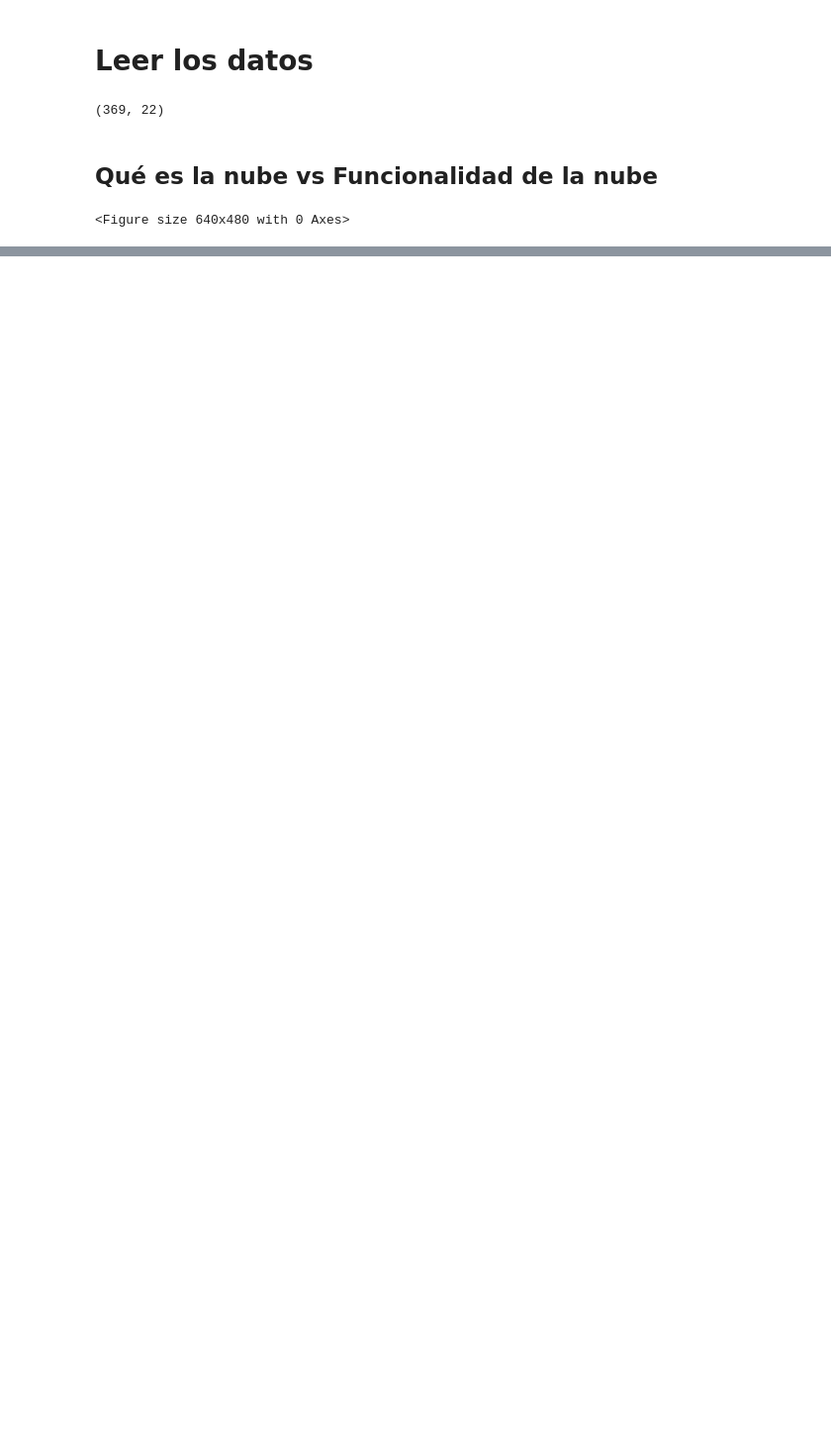
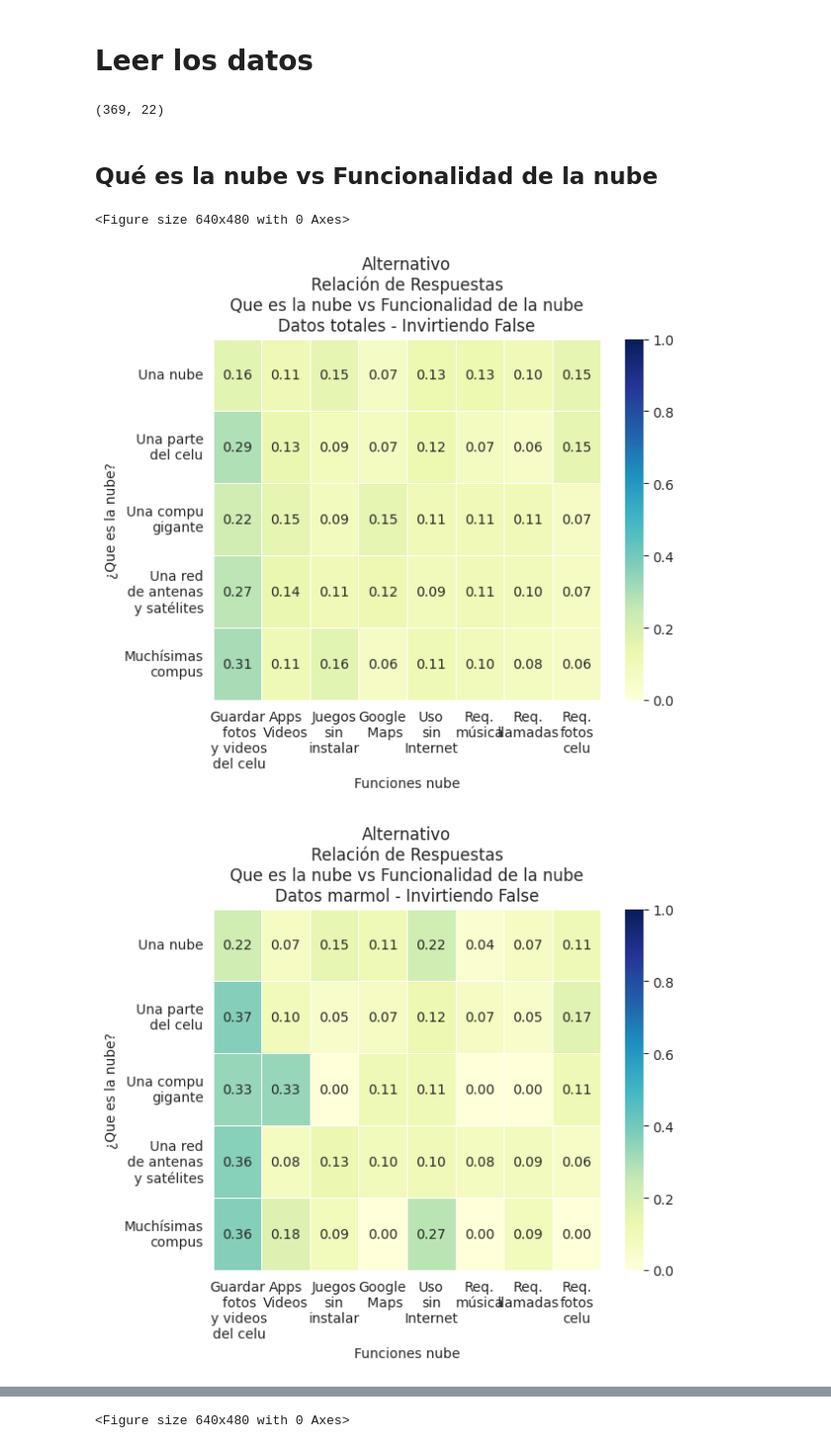
Before and after one commit to fedesassone/tesis, a Jupyter notebook: notebooks/relacion_preguntas/nube_vs_func/que_es_nube_vs_func_nube.ipynb, the cells around one changed output, grey strips where cells are left out. Shown: that part at 99% size. Drawn from its saved outputs; the diff is of its cells as text; code cells hidden in the pictures; blank space fills up the shorter version.

Commit message:
grafico alternativo nube vs func nube

```diff
--- a/notebooks/relacion_preguntas/nube_vs_func/que_es_nube_vs_func_nube.ipynb
+++ b/notebooks/relacion_preguntas/nube_vs_func/que_es_nube_vs_func_nube.ipynb
@@ -209,3 +309,17 @@ nube_vs_funcionalidad(marmol,    "marmol",   agrupando=True, invertir_porcentaje
 nube_vs_funcionalidad(mantovani, "mantovani",agrupando=True, invertir_porcentajes=True)
 # %% [output]
 <Figure size 640x480 with 0 Axes>
+# %%
+#### Alternativos ############
+# llamo al generador de graficos con los tres dfs
+nube_vs_funcionalidad_alternativo(totales,   "totales")
+nube_vs_funcionalidad_alternativo(marmol,    "marmol")
+nube_vs_funcionalidad_alternativo(mantovani, "mantovani")
+
+# Invirtiendo
+nube_vs_funcionalidad_alternativo(totales,   "totales",   invertir_porcentajes=True)
+nube_vs_funcionalidad_alternativo(marmol,    "marmol",    invertir_porcentajes=True)
+nube_vs_funcionalidad_alternativo(mantovani, "mantovani", invertir_porcentajes=True)
+# %% [output]
+[figure, added]
+[figure, added]
@@ -211,0 +330 @@ nube_vs_funcionalidad(mantovani, "mantovani",agrupando=True, invertir_porcentaje
+<Figure size 640x480 with 0 Axes>
```
Also changed, not shown: parts of 2 cells of this notebook, 6 other files.
